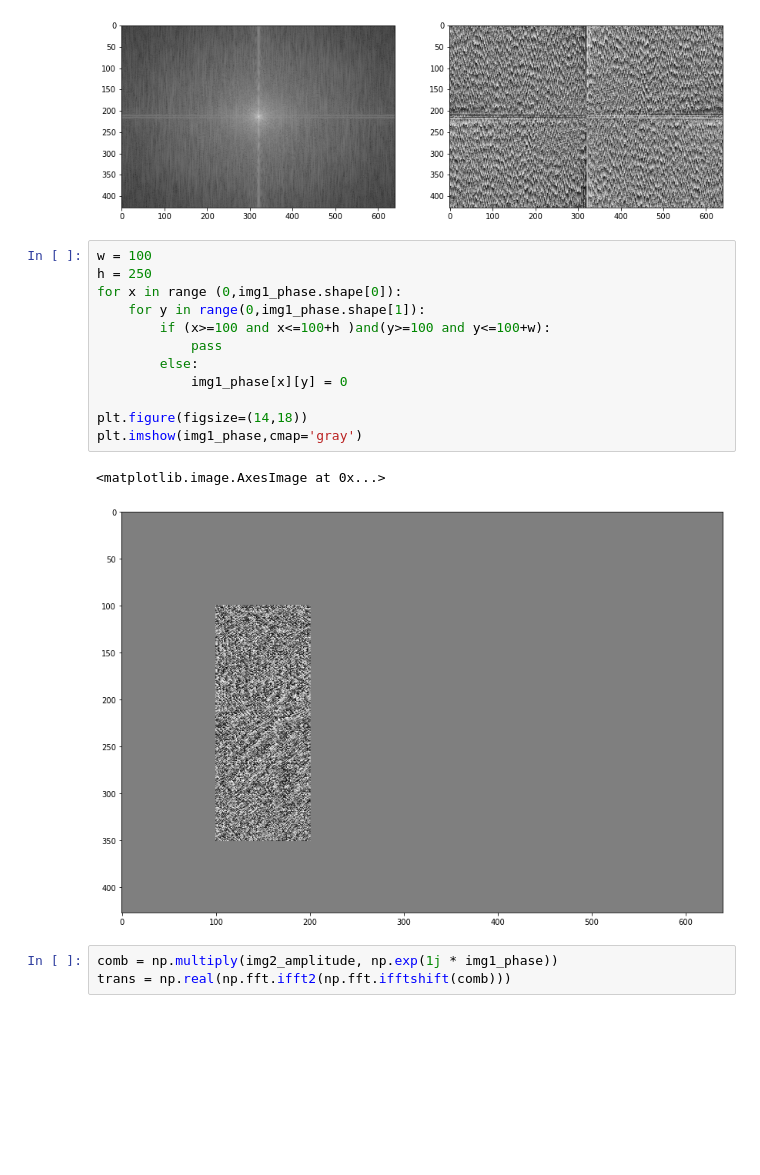
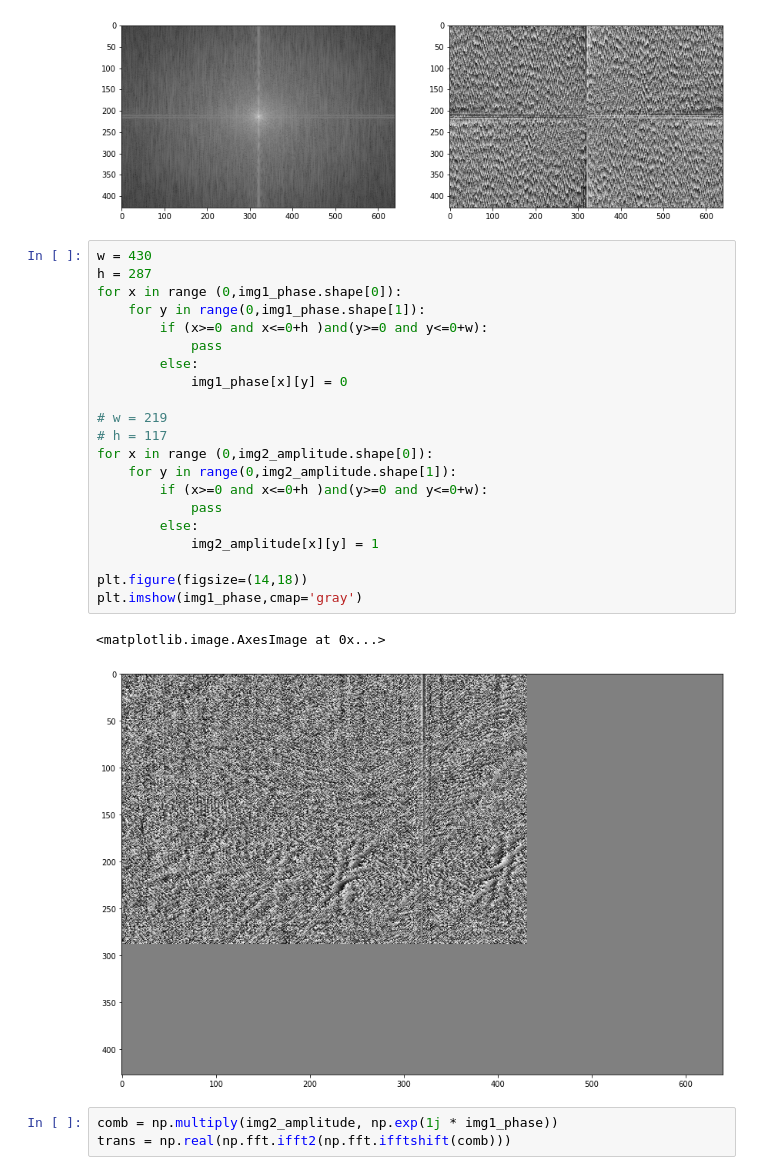
Before and after one commit to EHVB/DSP_Task4, a Jupyter notebook: processing/processing.ipynb, the cells around one changed output. Saved outputs shown, nothing was run; the diff lists cells and outputs as text; blank space fills up the shorter version.

```diff
--- a/processing/processing.ipynb
+++ b/processing/processing.ipynb
@@ -45,20 +45,29 @@ plt.imshow(img2_phase, cmap='gray')
 <matplotlib.image.AxesImage at 0x...>
 [figure]
 # %%
-w = 100
-h = 250
+w = 430
+h = 287
 for x in range (0,img1_phase.shape[0]):
     for y in range(0,img1_phase.shape[1]):
-        if (x>=100 and x<=100+h )and(y>=100 and y<=100+w):
+        if (x>=0 and x<=0+h )and(y>=0 and y<=0+w):
             pass
         else:
             img1_phase[x][y] = 0
 
+# w = 219
+# h = 117
+for x in range (0,img2_amplitude.shape[0]):
+    for y in range(0,img2_amplitude.shape[1]):
+        if (x>=0 and x<=0+h )and(y>=0 and y<=0+w):
+            pass
+        else:
+            img2_amplitude[x][y] = 1
+
 plt.figure(figsize=(14,18))
 plt.imshow(img1_phase,cmap='gray')
 # %% [output]
 <matplotlib.image.AxesImage at 0x...>
-[figure, old version]
+[figure, new version]
 # %%
 comb = np.multiply(img2_amplitude, np.exp(1j * img1_phase))
 trans = np.real(np.fft.ifft2(np.fft.ifftshift(comb)))
```
Also changed, not shown: parts of 1 cell of this notebook, 3 other files.
